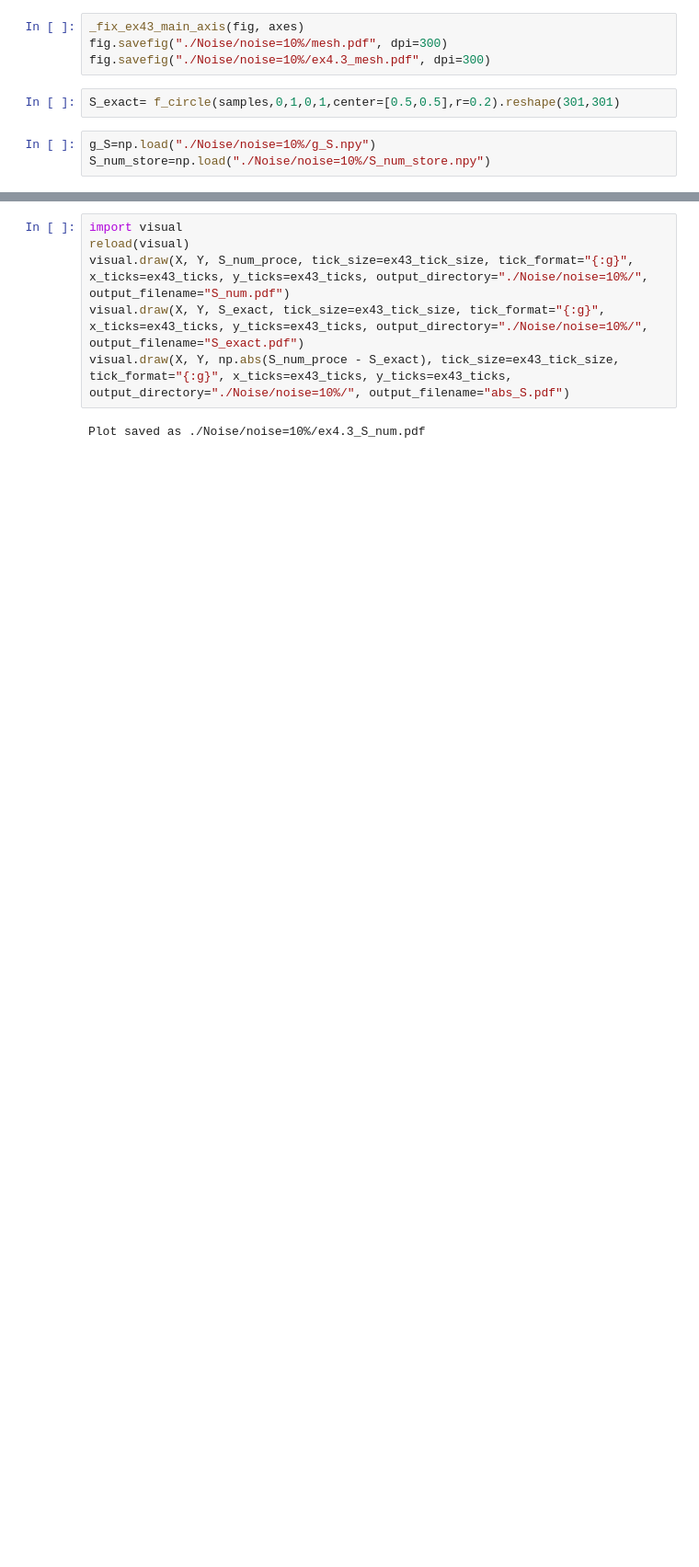
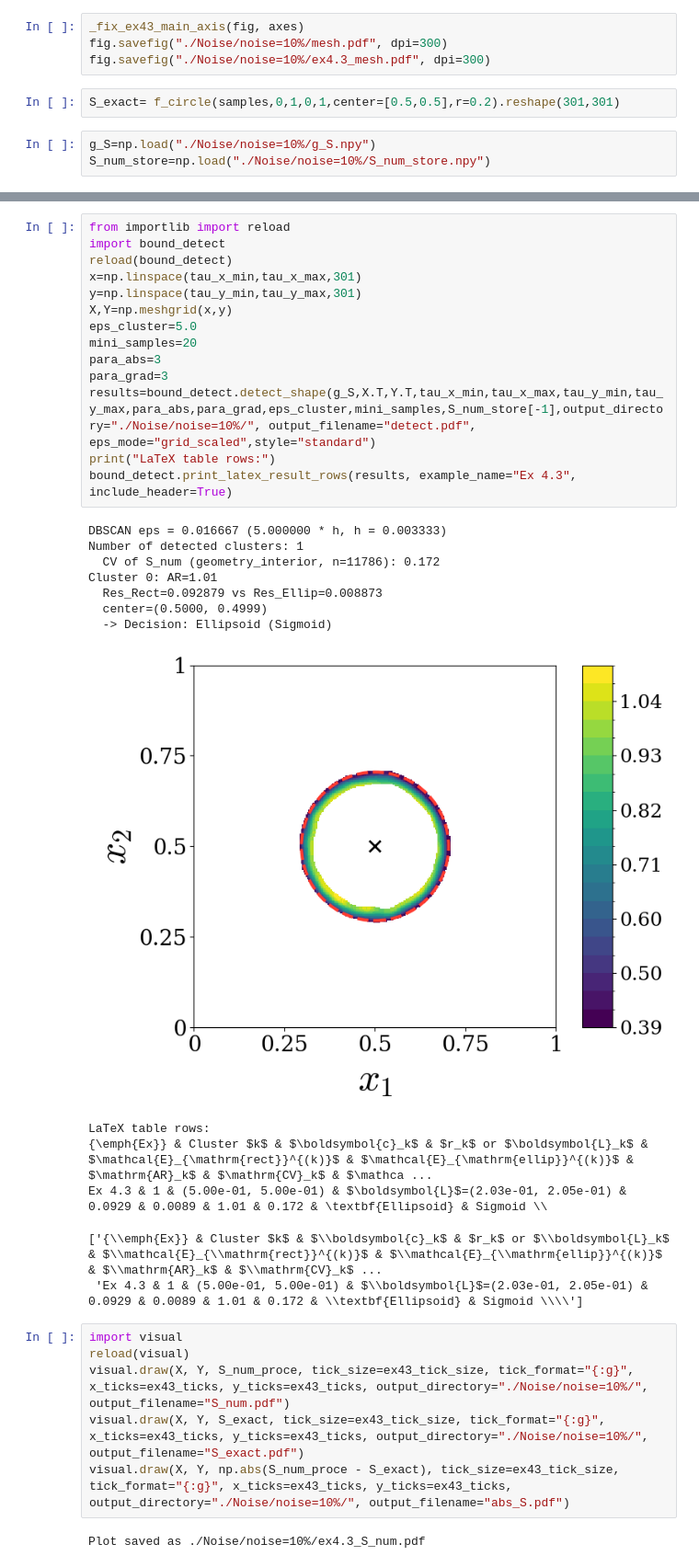
Before and after one commit to Lydiaa66/MA-RFM, a Jupyter notebook: Ex4.3/Visual.ipynb, the cells around one changed output, grey strips where cells are left out. Shown at 92% size. Drawn from its saved outputs; the diff is of its cells as text; blank space fills up the shorter version.

```diff
--- a/Ex4.3/Visual.ipynb
+++ b/Ex4.3/Visual.ipynb
@@ -129,3 +95,31 @@ Ex 4.3 & 1 & (5.00e-01, 5.00e-01) & $\boldsymbol{L}$=(2.03e-01, 2.05e-01) & 0.09
+# %%
+from importlib import reload
+import bound_detect
+reload(bound_detect)
+x=np.linspace(tau_x_min,tau_x_max,301)
+y=np.linspace(tau_y_min,tau_y_max,301)
+X,Y=np.meshgrid(x,y)
+eps_cluster=5.0
+mini_samples=20
+para_abs=3
+para_grad=3
+results=bound_detect.detect_shape(g_S,X.T,Y.T,tau_x_min,tau_x_max,tau_y_min,tau_y_max,para_abs,para_grad,eps_cluster,mini_samples,S_num_store[-1],output_directory="./Noise/noise=10%/", output_filename="detect.pdf", eps_mode="grid_scaled",style="standard")
+print("LaTeX table rows:")
+bound_detect.print_latex_result_rows(results, example_name="Ex 4.3", include_header=True)
+# %% [output]
+DBSCAN eps = 0.016667 (5.000000 * h, h = 0.003333)
+Number of detected clusters: 1
+  CV of S_num (geometry_interior, n=11786): 0.172
+Cluster 0: AR=1.01
+  Res_Rect=0.092879 vs Res_Ellip=0.008873
+  center=(0.5000, 0.4999)
+  -> Decision: Ellipsoid (Sigmoid)
+[figure, added]
+LaTeX table rows:
+{\emph{Ex}} & Cluster $k$ & $\boldsymbol{c}_k$ & $r_k$ or $\boldsymbol{L}_k$ & $\mathcal{E}_{\mathrm{rect}}^{(k)}$ & $\mathcal{E}_{\mathrm{ellip}}^{(k)}$ & $\mathrm{AR}_k$ & $\mathrm{CV}_k$ & $\mathca ...
+Ex 4.3 & 1 & (5.00e-01, 5.00e-01) & $\boldsymbol{L}$=(2.03e-01, 2.05e-01) & 0.0929 & 0.0089 & 1.01 & 0.172 & \textbf{Ellipsoid} & Sigmoid \\
+['{\\emph{Ex}} & Cluster $k$ & $\\boldsymbol{c}_k$ & $r_k$ or $\\boldsymbol{L}_k$ & $\\mathcal{E}_{\\mathrm{rect}}^{(k)}$ & $\\mathcal{E}_{\\mathrm{ellip}}^{(k)}$ & $\\mathrm{AR}_k$ & $\\mathrm{CV}_k$ ...
+ 'Ex 4.3 & 1 & (5.00e-01, 5.00e-01) & $\\boldsymbol{L}$=(2.03e-01, 2.05e-01) & 0.0929 & 0.0089 & 1.01 & 0.172 & \\textbf{Ellipsoid} & Sigmoid \\\\']
 # %%
 import visual
 reload(visual)
```
Also changed, not shown: parts of 2 cells of this notebook, 31 other files.
